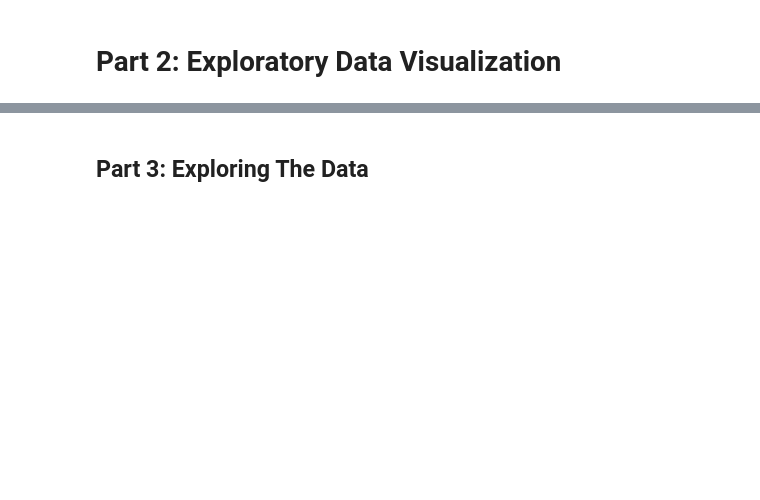
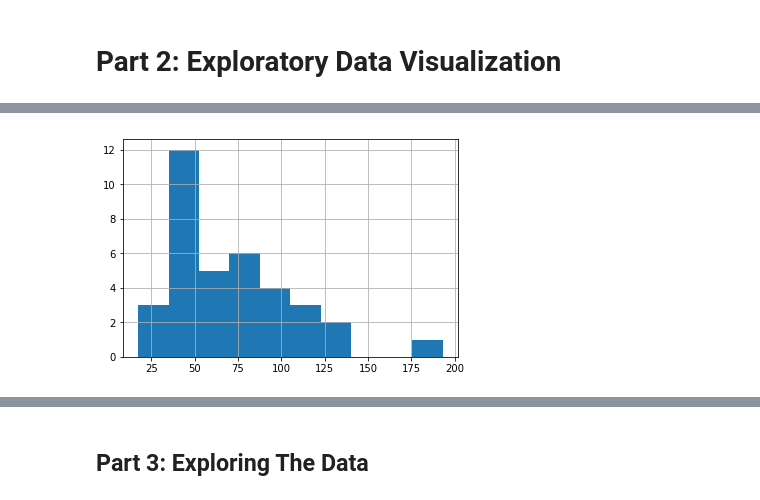
Before and after one commit to TomDonoghue/Pr_052, a Jupyter notebook: Capstone_Project.ipynb, the cells around one changed output, grey strips where cells are left out. Cells and saved outputs as stored; diff of their text form; code cells hidden in the pictures; blank space fills up the shorter version.

```diff
--- a/Capstone_Project.ipynb
+++ b/Capstone_Project.ipynb
@@ -127,0 +137,7 @@ ax.bar3d(xpos,ypos,zpos, dx, dy,dz,color=cs)
+# %%
+# Plot histogram for hospitalized and discharged patients as one
+df['total_rate_h'].add(df['total_rate_edd']).hist()
+
+f1 = plt.gcf
+# %% [output]
+[figure, added]
```
Also changed, not shown: parts of 7 cells of this notebook.
